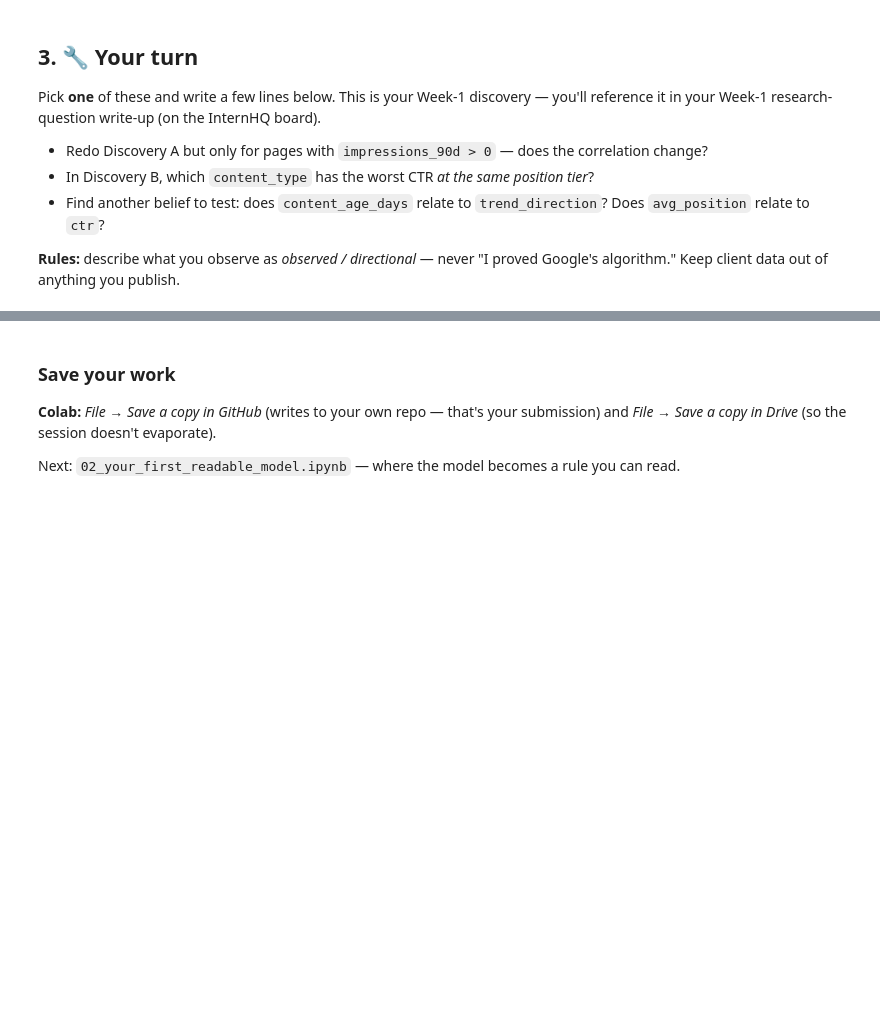
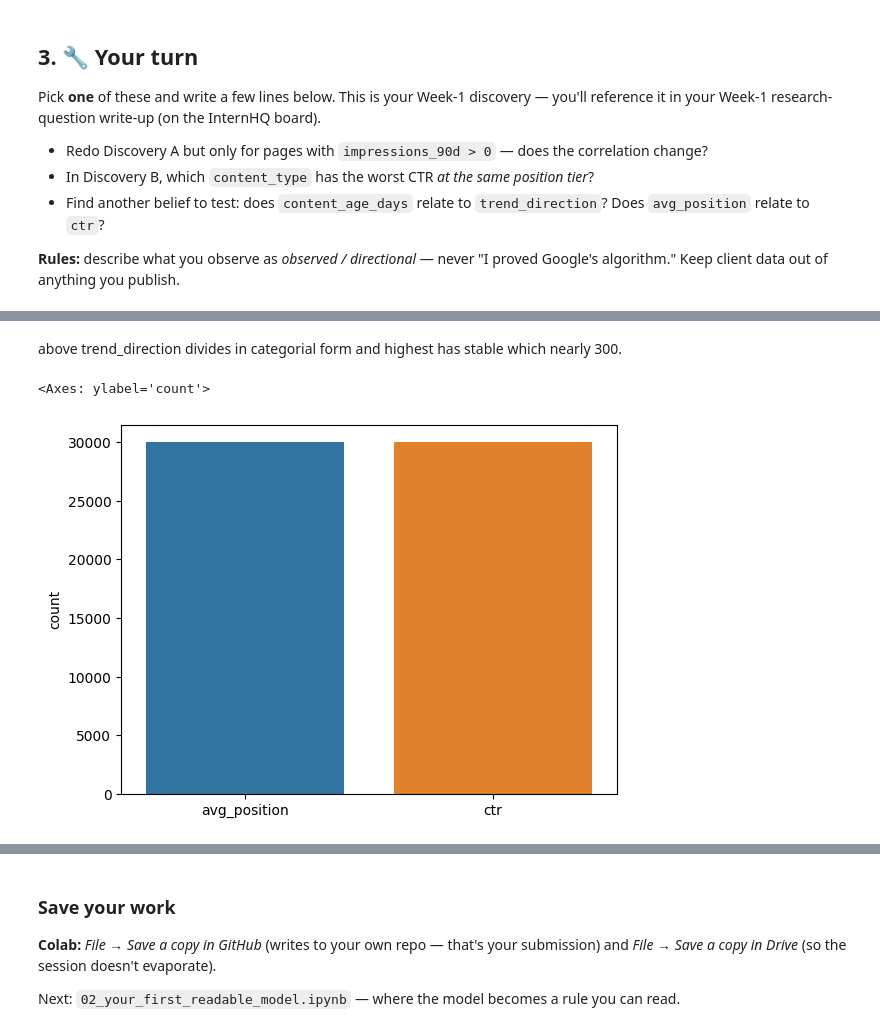
Before and after one commit to Manjit-yadav/flyrank-ml-internship, a Jupyter notebook: notebooks/01_first_look_and_discovery.ipynb, the cells around one changed output, grey strips where cells are left out. Drawn from its saved outputs; the diff is of its cells as text; code cells hidden in the pictures; blank space fills up the shorter version.

```diff
--- a/notebooks/01_first_look_and_discovery.ipynb
+++ b/notebooks/01_first_look_and_discovery.ipynb
@@ -101,0 +165,8 @@ Pick **one** of these and write a few lines below. This is your Week-1 discovery
+# %% [markdown]
+above trend_direction divides in categorial form and highest has stable which nearly 300.
+# %%
+df[['avg_position','ctr']].head()
+sns.countplot(data=df[['avg_position','ctr']])
+# %% [output]
+<Axes: ylabel='count'>
+[figure, added]
```
Also changed, not shown: parts of 15 cells of this notebook.
